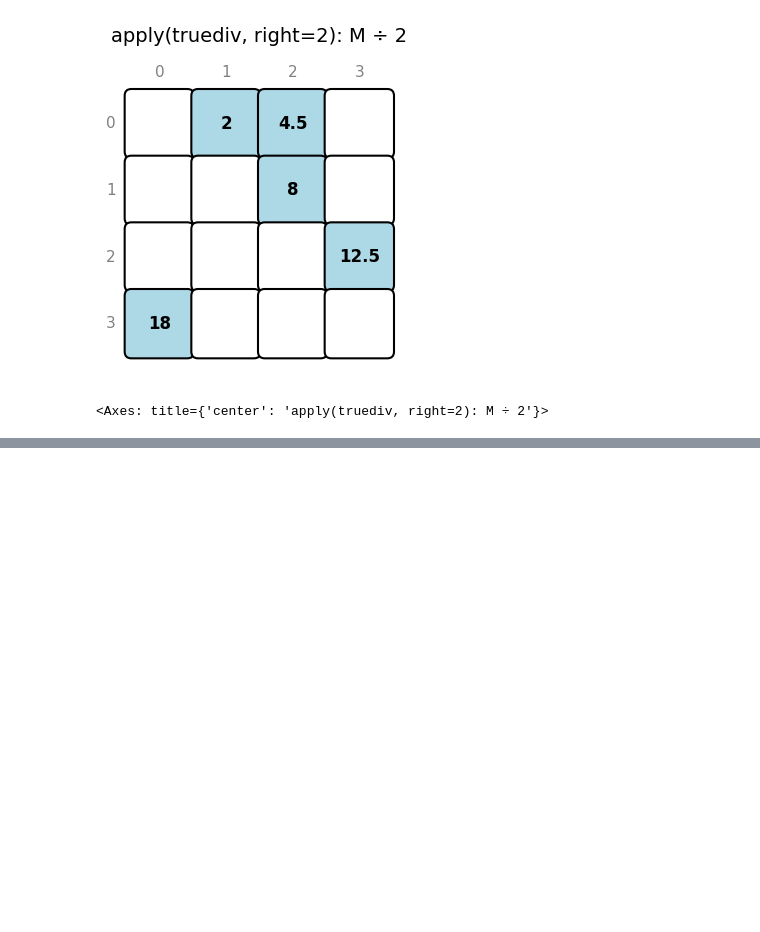
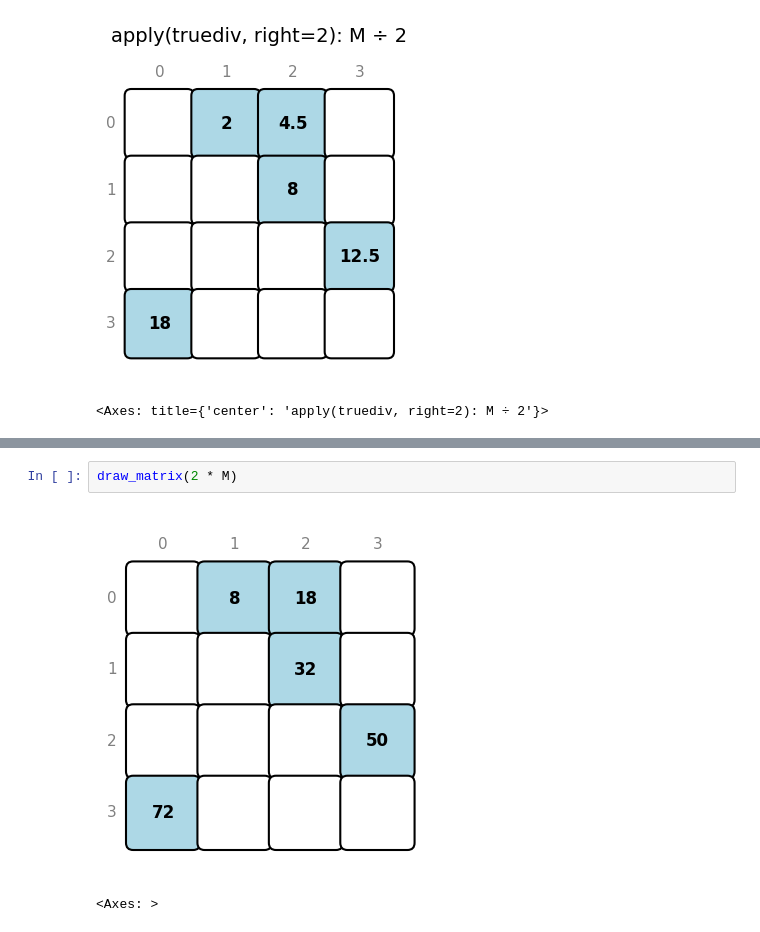
Before and after one commit to GraphBLAS/IllustratedGraphBLAS, a Jupyter notebook: notebooks/06_elementwise_ops.ipynb, the cells around one changed output, grey strips where cells are left out. Drawn from its saved outputs; the diff is of its cells as text; blank space fills up the shorter version.

```diff
--- a/notebooks/06_elementwise_ops.ipynb
+++ b/notebooks/06_elementwise_ops.ipynb
@@ -139,0 +171,5 @@ draw_matrix(halved, title="apply(truediv, right=2): M ÷ 2")
+# %%
+draw_matrix(2 * M)
+# %% [output]
+[figure, added]
+<Axes: >
```
Also changed, not shown: parts of 12 cells of this notebook, 6 other files.
